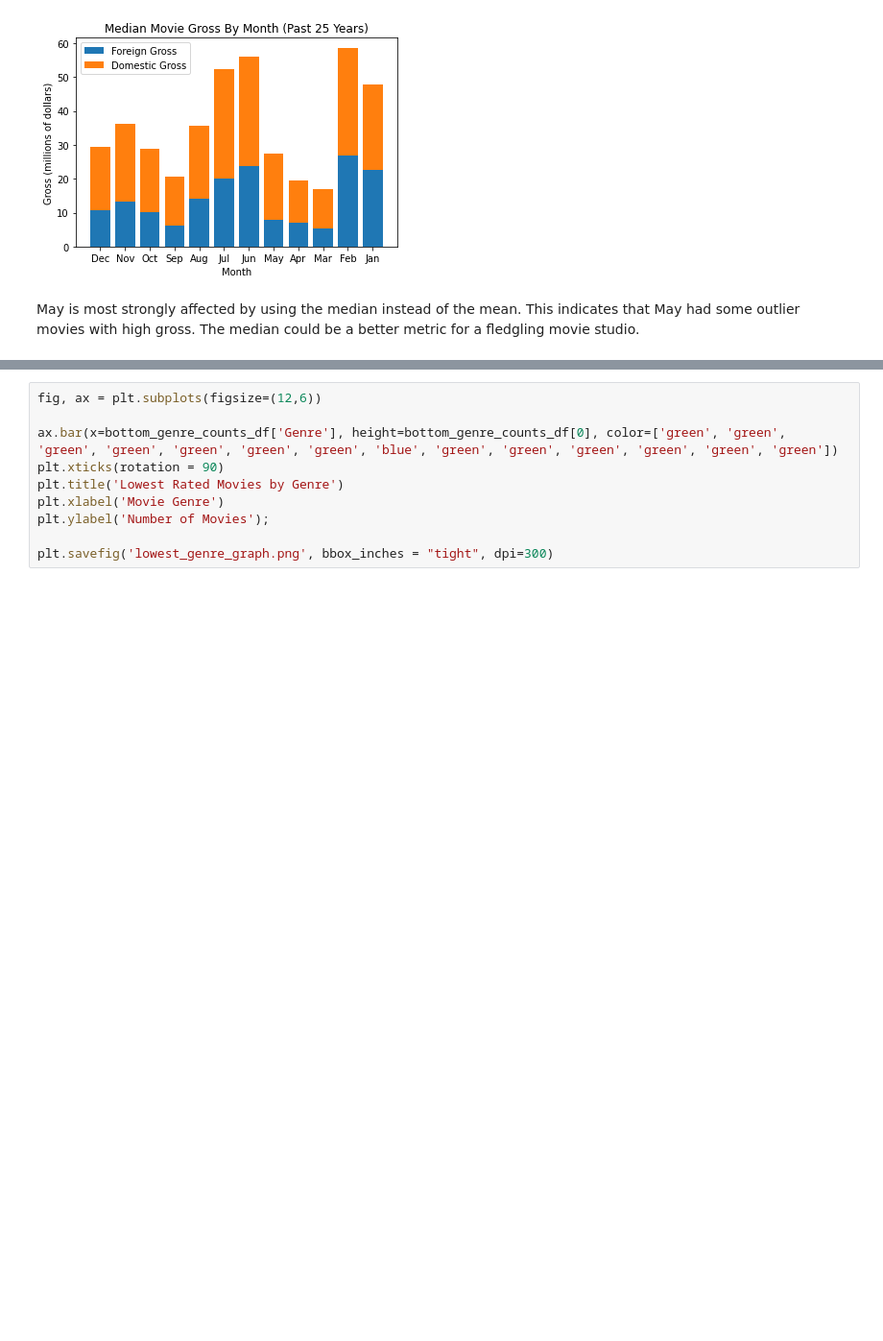
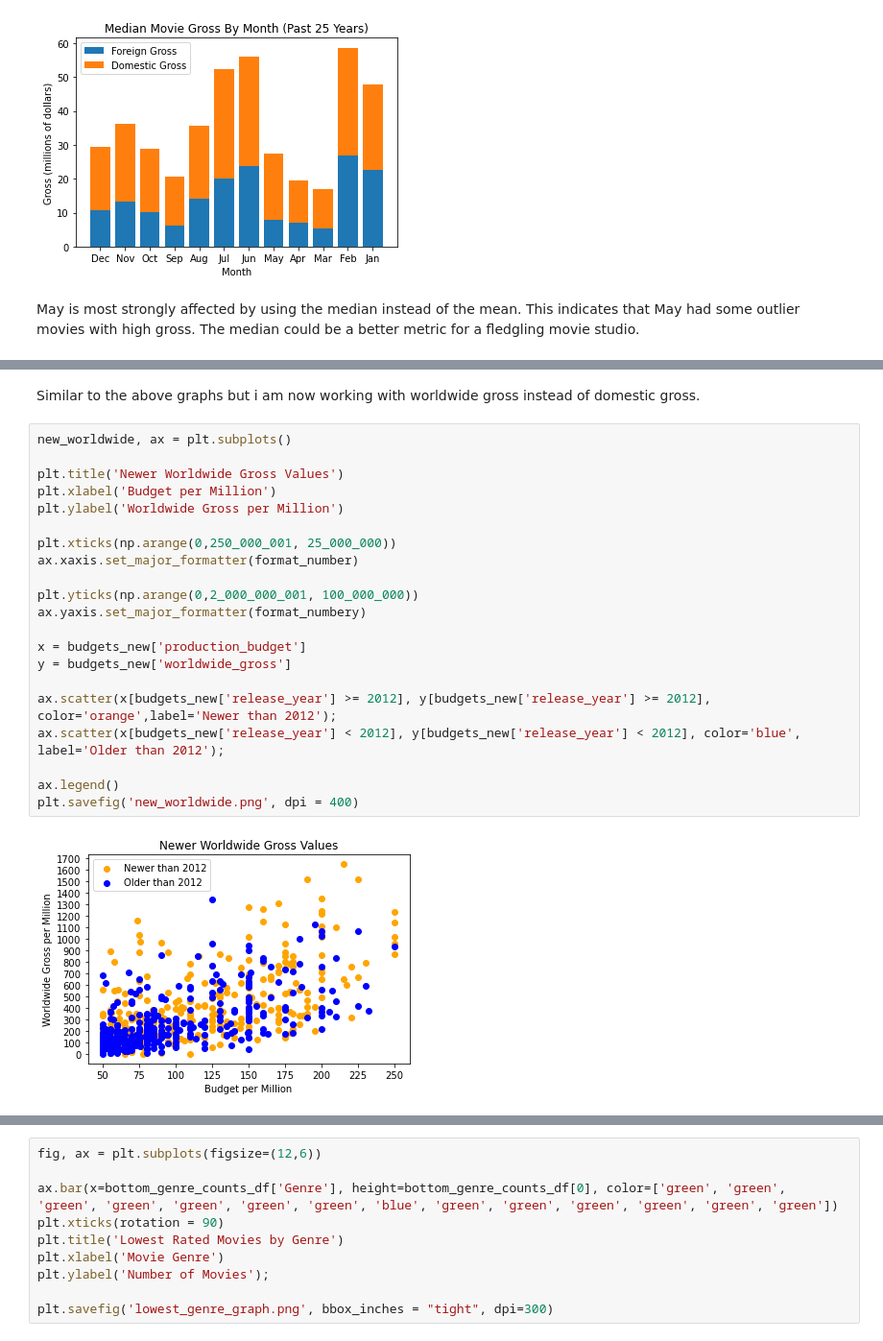
Before and after one commit to jlc0512/dsc-phase-1-project-Microsoft-Movie-Studios, a Jupyter notebook: student.ipynb, the cells around one changed output, grey strips where cells are left out. Shown at 96% size. Drawn from its saved outputs; the diff is of its cells as text; blank space fills up the shorter version.

```diff
--- a/student.ipynb
+++ b/student.ipynb
@@ -1184,0 +1336,25 @@ May is most strongly affected by using the median instead of the mean. This indi
+# %% [markdown]
+Similar to the above graphs but i am now working with worldwide gross instead of domestic gross.
+# %%
+new_worldwide, ax = plt.subplots()
+
+plt.title('Newer Worldwide Gross Values')
+plt.xlabel('Budget per Million')
+plt.ylabel('Worldwide Gross per Million')
+
+plt.xticks(np.arange(0,250_000_001, 25_000_000))
+ax.xaxis.set_major_formatter(format_number)
+
+plt.yticks(np.arange(0,2_000_000_001, 100_000_000))
+ax.yaxis.set_major_formatter(format_numbery)
+
+x = budgets_new['production_budget']
+y = budgets_new['worldwide_gross']
+
+ax.scatter(x[budgets_new['release_year'] >= 2012], y[budgets_new['release_year'] >= 2012], color='orange',label='Newer than 2012');
+ax.scatter(x[budgets_new['release_year'] < 2012], y[budgets_new['release_year'] < 2012], color='blue', label='Older than 2012');
+
+ax.legend()
+plt.savefig('new_worldwide.png', dpi = 400)
+# %% [output]
+[figure, added]
```
Also changed, not shown: parts of 22 cells of this notebook, 8 other files.
